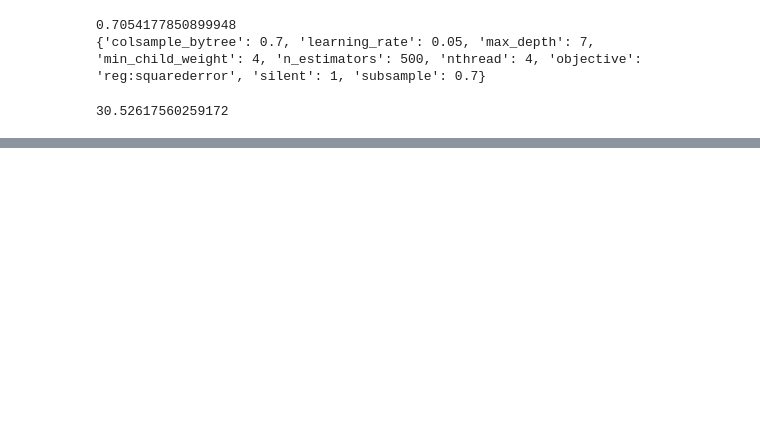
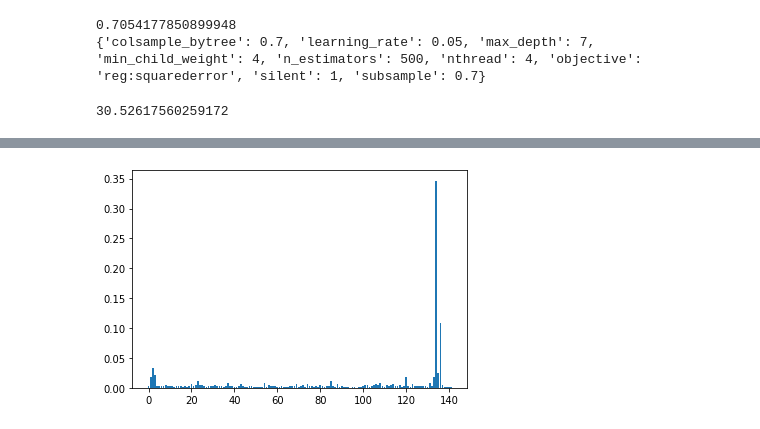
Before and after one commit to waltersmac/Predicting-AirBnB-Prices, a Jupyter notebook: notebooks/1.0-rw-model-exploration.ipynb, the cells around one changed output, grey strips where cells are left out. Saved outputs shown, nothing was run; the diff lists cells and outputs as text; code cells hidden in the pictures; blank space fills up the shorter version.

Commit message:
Starting to investigate the feature importance of the final model

```diff
--- a/notebooks/1.0-rw-model-exploration.ipynb
+++ b/notebooks/1.0-rw-model-exploration.ipynb
@@ -639,0 +644,12 @@ rmse
+# %%
+xgb2 = xgb.XGBRegressor(colsample_bytree = 0.7,
+                        learning_rate = 0.05,
+                        max_depth = 7,
+                        min_child_weight = 4,
+                        n_estimators = 500,
+                        nthread = 4,
+                        objective = 'reg:squarederror',
+                        silent = 1,
+                        subsample = 0.7)
+# %%
+xgb2.fit(X_train_prepared,y_train)
@@ -639,0 +687,6 @@ rmse
+# %%
+# plot
+plt.bar(range(len(xgb2.feature_importances_)), xgb2.feature_importances_)
+plt.show()
+# %% [output]
+[figure, added]
```
Also changed, not shown: parts of 7 cells of this notebook.
